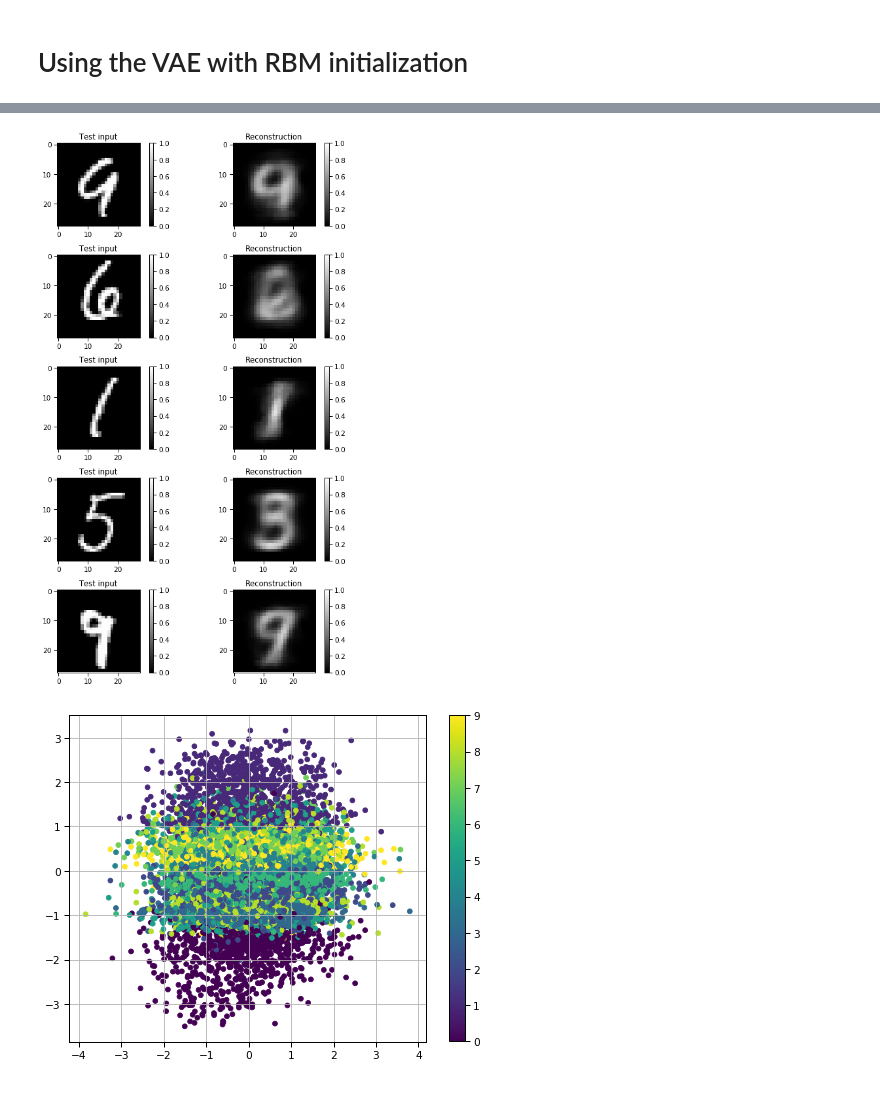
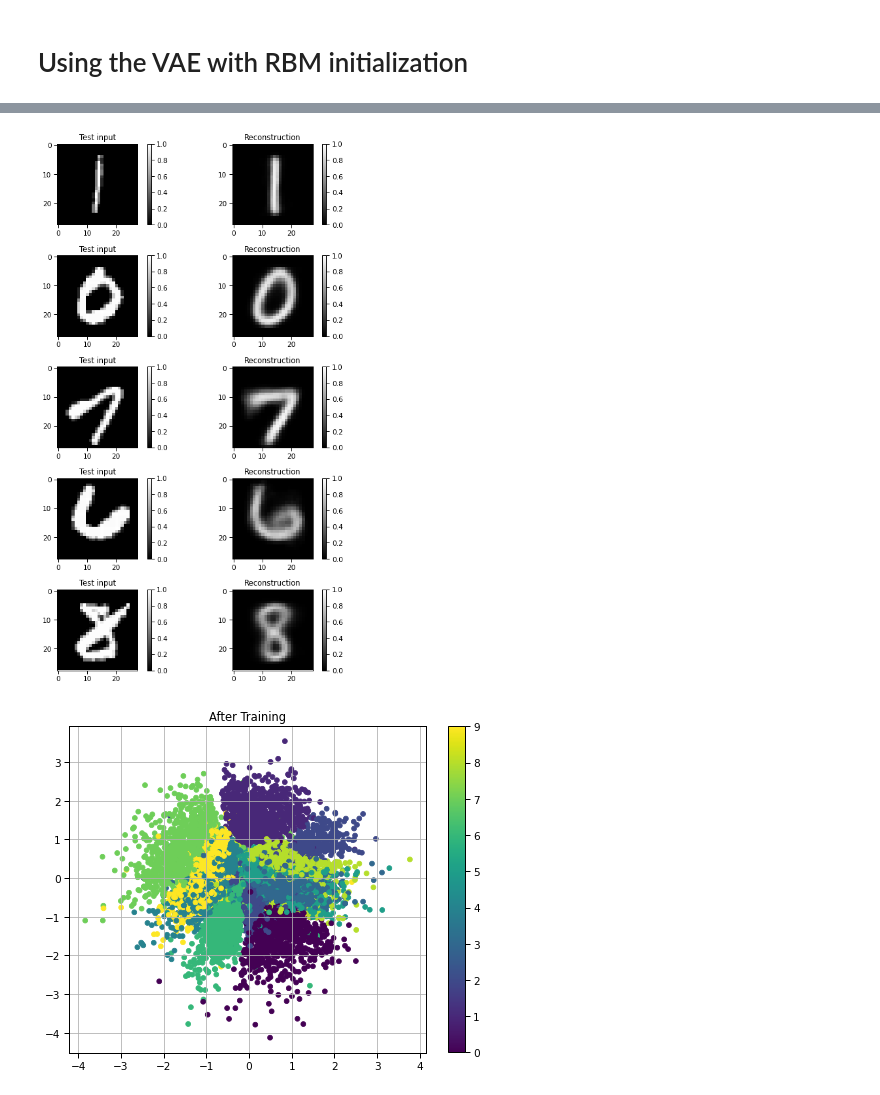
Before and after one commit to nahumsa/VAE-RBM-Pretraining, a Jupyter notebook: Pretraining MNIST.ipynb, the cells around one changed output, grey strips where cells are left out. Cells and saved outputs as stored; diff of their text form; code cells hidden in the pictures.

```diff
--- a/Pretraining MNIST.ipynb
+++ b/Pretraining MNIST.ipynb
@@ -124,7 +123,7 @@ W0306 09:29:09.683801 139815866554176 deprecation_wrapper.py:119] From /home/nah
 
 BATCH_SIZE = 126
 
-EPOCHS = 10
+EPOCHS = 50
 
 PRINT_EVERY_N_BATCHES = 100
 
@@ -182,15 +160,16 @@ for i in range(n_to_show):
 
 plt.tight_layout()
 # %% [output]
-[figure, old version]
+[figure, new version]
 # %%
 z_mu = bvae.encoder.predict(x_test.T)
 plt.figure(figsize=(8, 6))
 plt.scatter(z_mu[:, 0], z_mu[:, 1], c=y_test)
 plt.colorbar()
+plt.title('After Training')
 plt.grid()
 # %% [output]
-[figure, old version]
+[figure, new version]
 # %%
 from scipy.stats import norm
 
```
Also changed, not shown: parts of 12 cells of this notebook.
